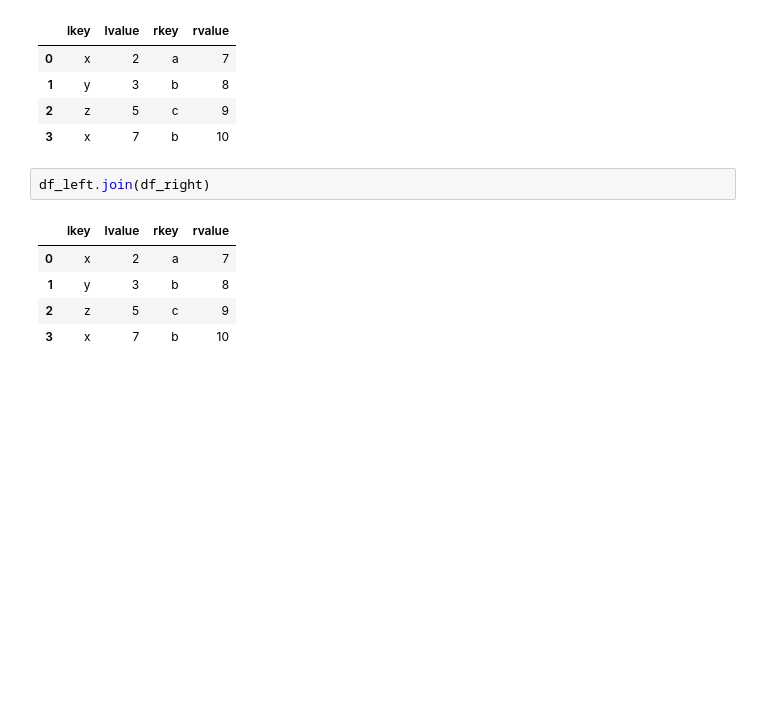
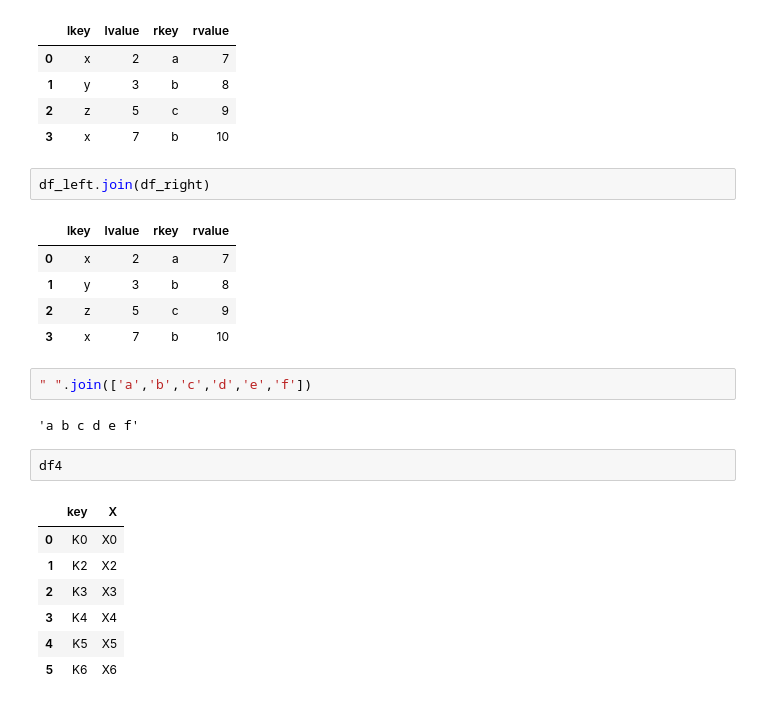
Before and after one commit to yasir5008/DS_-_ITF_Just_Working_Directory, a Jupyter notebook: DS_python_works/DAwPy_Sessions/DAwPy-S8.ipynb, the cells around one changed output. Cells and saved outputs as stored; diff of their text form; blank space fills up the shorter version.

```diff
--- a/DS_python_works/DAwPy_Sessions/DAwPy-S8.ipynb
+++ b/DS_python_works/DAwPy_Sessions/DAwPy-S8.ipynb
@@ -627,3 +632,17 @@ df_left.join(df_right)
 | 1 | y | 3 | b | 8 |
 | 2 | z | 5 | c | 9 |
 | 3 | x | 7 | b | 10 |
+# %%
+" ".join(['a','b','c','d','e','f'])
+# %% [output]
+'a b c d e f'
+# %%
+df4
+# %% [output]
+|  | key | X |
+| 0 | K0 | X0 |
+| 1 | K2 | X2 |
+| 2 | K3 | X3 |
+| 3 | K4 | X4 |
+| 4 | K5 | X5 |
+| 5 | K6 | X6 |
```
Also changed, not shown: parts of 6 cells of this notebook, 1 other file.
